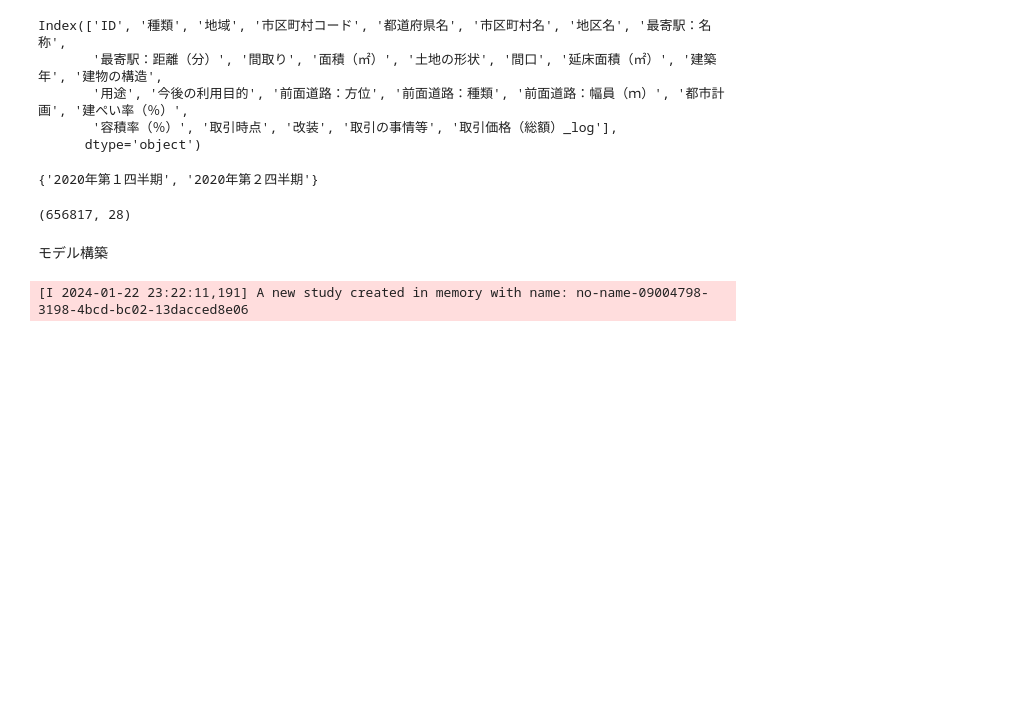
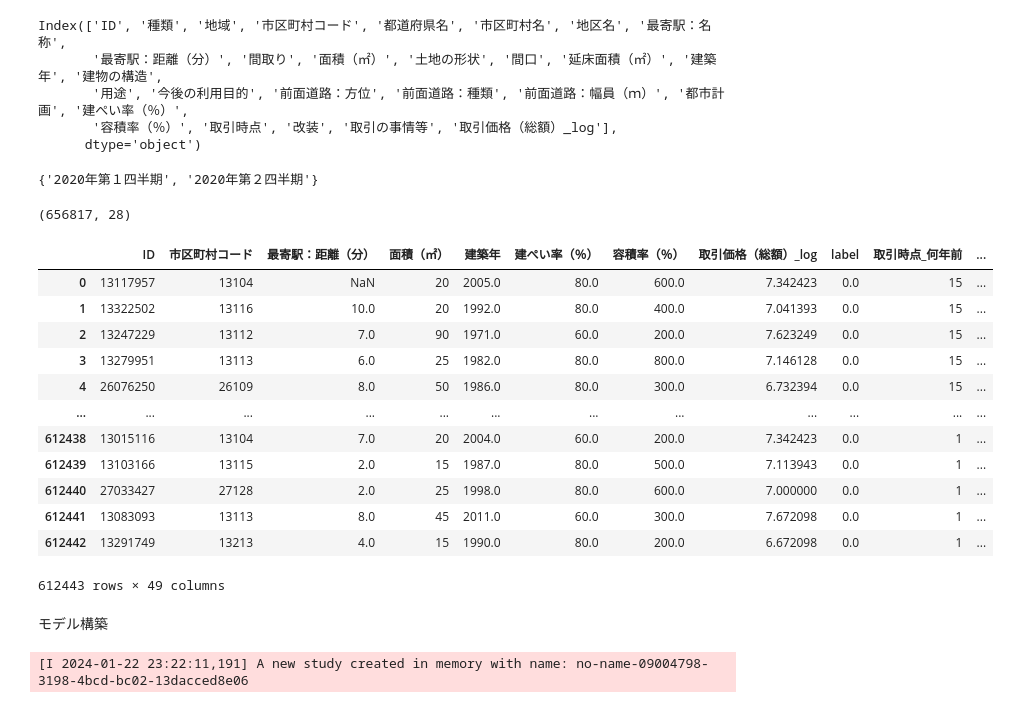
Before and after one commit to toyamaruru/cpt_training, a Jupyter notebook: training_cpt_特徴量変更_ver1_0.ipynb, the cells around one changed output. Cells and saved outputs as stored; diff of their text form; code cells hidden in the pictures; blank space fills up the shorter version.

```diff
--- a/training_cpt_特徴量変更_ver1_0.ipynb
+++ b/training_cpt_特徴量変更_ver1_0.ipynb
@@ -279,6 +279,22 @@ test_df = preprocessed_df.loc[preprocessed_df['label']==2, :]
 test_x = test_df.drop(columns=['label', TARGET])
 # test_x.dropna(how='any', axis=0)
 test_y = test_df[TARGET]
+# %%
+train_df
+# %% [output]
+|  | ID | 市区町村コード | 最寄駅：距離（分） | 面積（㎡） | 建築年 | 建ぺい率（％） | 容積率（％） | 取引価格（総額）_log | label | 取引時点_何年前 | ... |
+| 0 | 13117957 | 13104 | NaN | 20 | 2005.0 | 80.0 | 600.0 | 7.342423 | 0.0 | 15 | ... |
+| 1 | 13322502 | 13116 | 10.0 | 20 | 1992.0 | 80.0 | 400.0 | 7.041393 | 0.0 | 15 | ... |
+| 2 | 13247229 | 13112 | 7.0 | 90 | 1971.0 | 60.0 | 200.0 | 7.623249 | 0.0 | 15 | ... |
+| 3 | 13279951 | 13113 | 6.0 | 25 | 1982.0 | 80.0 | 800.0 | 7.146128 | 0.0 | 15 | ... |
+| 4 | 26076250 | 26109 | 8.0 | 50 | 1986.0 | 80.0 | 300.0 | 6.732394 | 0.0 | 15 | ... |
+| ... | ... | ... | ... | ... | ... | ... | ... | ... | ... | ... | ... |
+| 612438 | 13015116 | 13104 | 7.0 | 20 | 2004.0 | 60.0 | 200.0 | 7.342423 | 0.0 | 1 | ... |
+| 612439 | 13103166 | 13115 | 2.0 | 15 | 1987.0 | 80.0 | 500.0 | 7.113943 | 0.0 | 1 | ... |
+| 612440 | 27033427 | 27128 | 2.0 | 25 | 1998.0 | 80.0 | 600.0 | 7.000000 | 0.0 | 1 | ... |
+| 612441 | 13083093 | 13113 | 8.0 | 45 | 2011.0 | 60.0 | 300.0 | 7.672098 | 0.0 | 1 | ... |
+| 612442 | 13291749 | 13213 | 4.0 | 15 | 1990.0 | 80.0 | 200.0 | 6.672098 | 0.0 | 1 | ... |
+612443 rows × 49 columns
 # %% [markdown]
 モデル構築
 # %%
```
